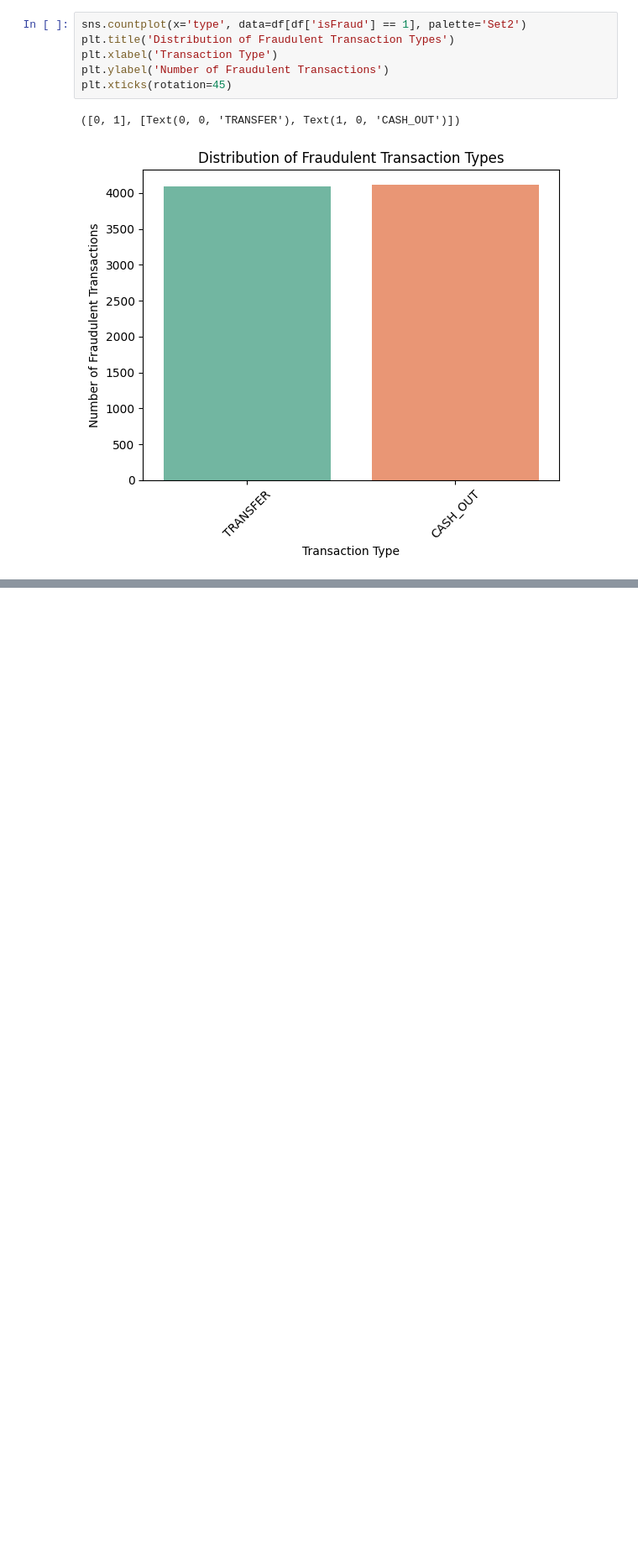
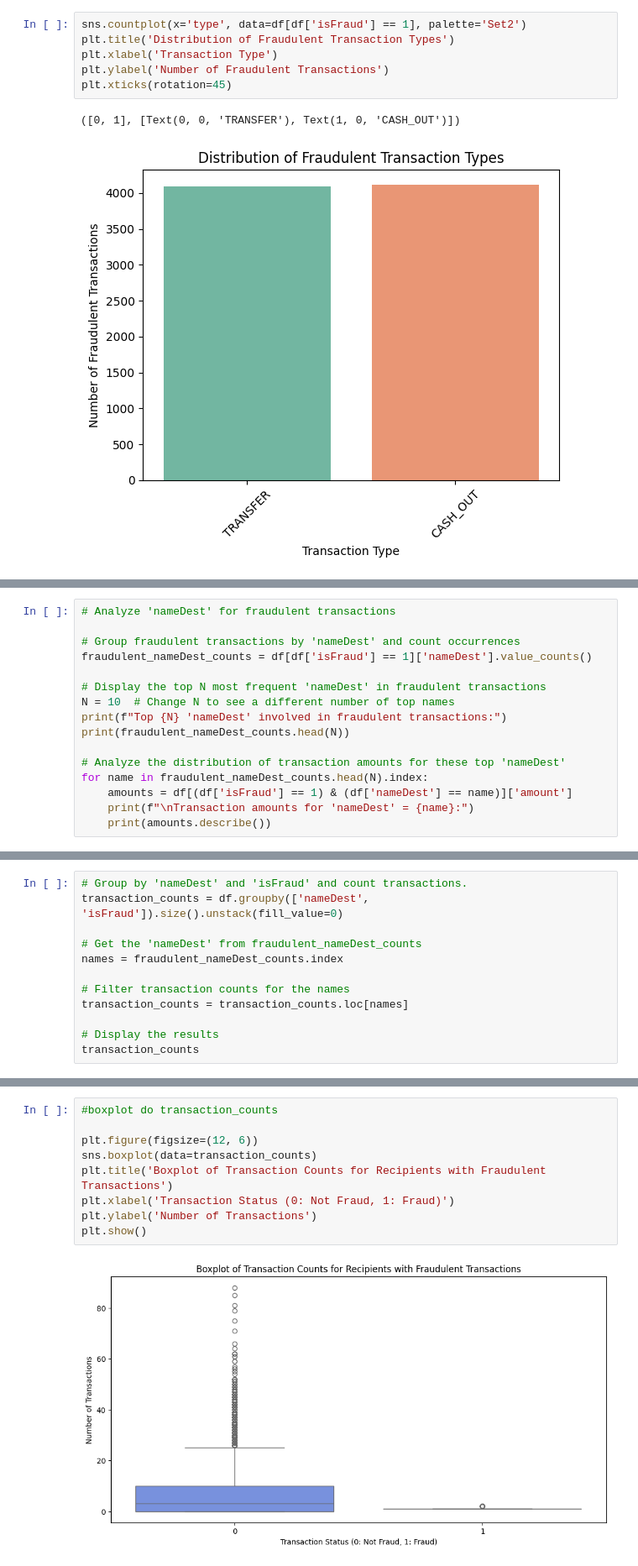
Before and after one commit to viktoruebelhart/analyzing-financial-fraud, a Jupyter notebook: analyzing_financial_fraud.ipynb, the cells around one changed output, grey strips where cells are left out. Shown at 84% size. Saved outputs shown, nothing was run; the diff lists cells and outputs as text; blank space fills up the shorter version.

```diff
--- a/analyzing_financial_fraud.ipynb
+++ b/analyzing_financial_fraud.ipynb
@@ -484,0 +538,16 @@ plt.xticks(rotation=45)
+# %%
+# Analyze 'nameDest' for fraudulent transactions
+
+# Group fraudulent transactions by 'nameDest' and count occurrences
+fraudulent_nameDest_counts = df[df['isFraud'] == 1]['nameDest'].value_counts()
+
+# Display the top N most frequent 'nameDest' in fraudulent transactions
+N = 10  # Change N to see a different number of top names
+print(f"Top {N} 'nameDest' involved in fraudulent transactions:")
+print(fraudulent_nameDest_counts.head(N))
+
+# Analyze the distribution of transaction amounts for these top 'nameDest'
+for name in fraudulent_nameDest_counts.head(N).index:
+    amounts = df[(df['isFraud'] == 1) & (df['nameDest'] == name)]['amount']
+    print(f"\nTransaction amounts for 'nameDest' = {name}:")
+    print(amounts.describe())
@@ -484,0 +572,12 @@ plt.xticks(rotation=45)
+# %%
+# Group by 'nameDest' and 'isFraud' and count transactions.
+transaction_counts = df.groupby(['nameDest', 'isFraud']).size().unstack(fill_value=0)
+
+# Get the 'nameDest' from fraudulent_nameDest_counts
+names = fraudulent_nameDest_counts.index
+
+# Filter transaction counts for the names
+transaction_counts = transaction_counts.loc[names]
+
+# Display the results
+transaction_counts
@@ -484,0 +603,11 @@ plt.xticks(rotation=45)
+# %%
+#boxplot do transaction_counts
+
+plt.figure(figsize=(12, 6))
+sns.boxplot(data=transaction_counts)
+plt.title('Boxplot of Transaction Counts for Recipients with Fraudulent Transactions')
+plt.xlabel('Transaction Status (0: Not Fraud, 1: Fraud)')
+plt.ylabel('Number of Transactions')
+plt.show()
+# %% [output]
+[figure, added]
```
Also changed, not shown: parts of 8 cells of this notebook.
